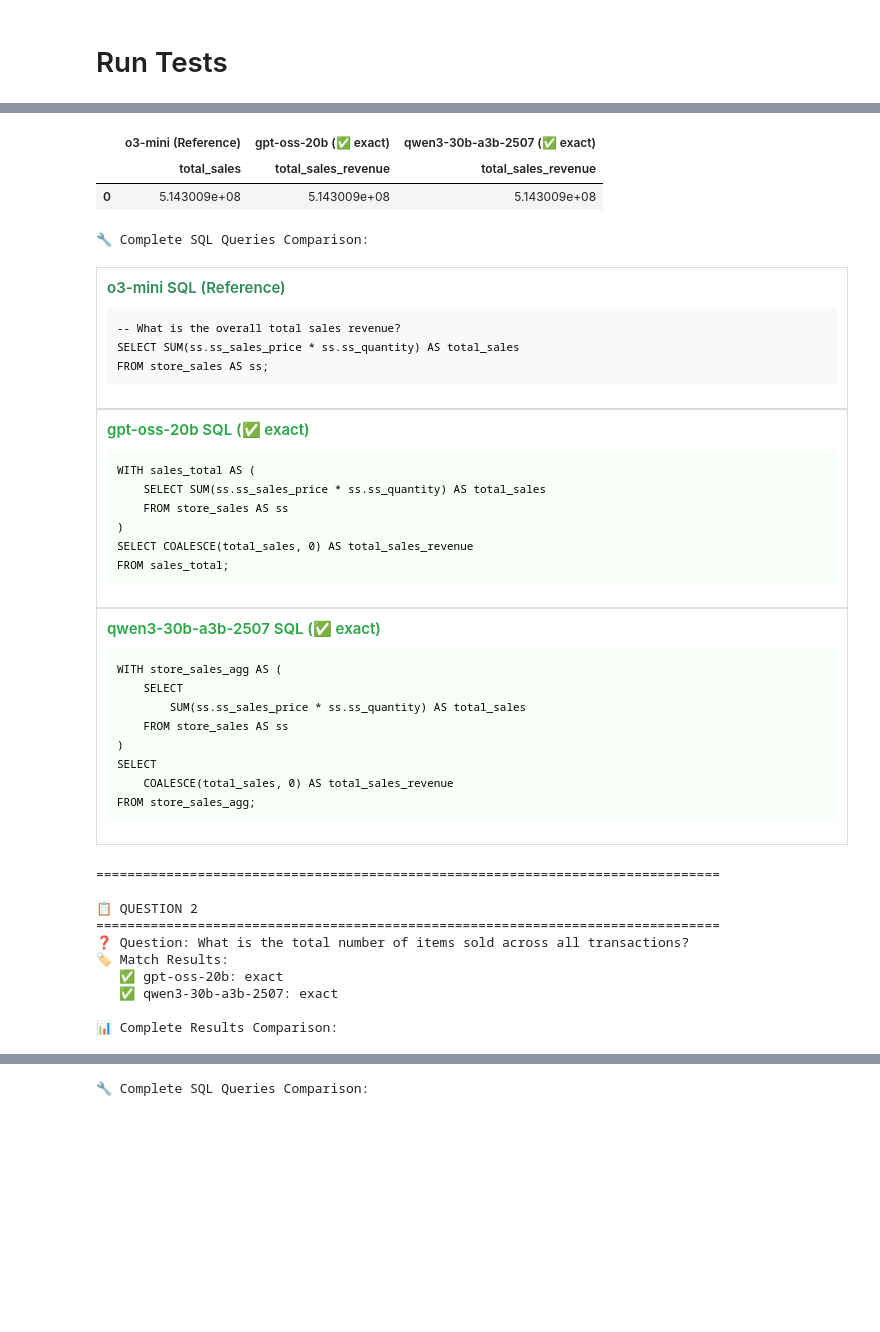
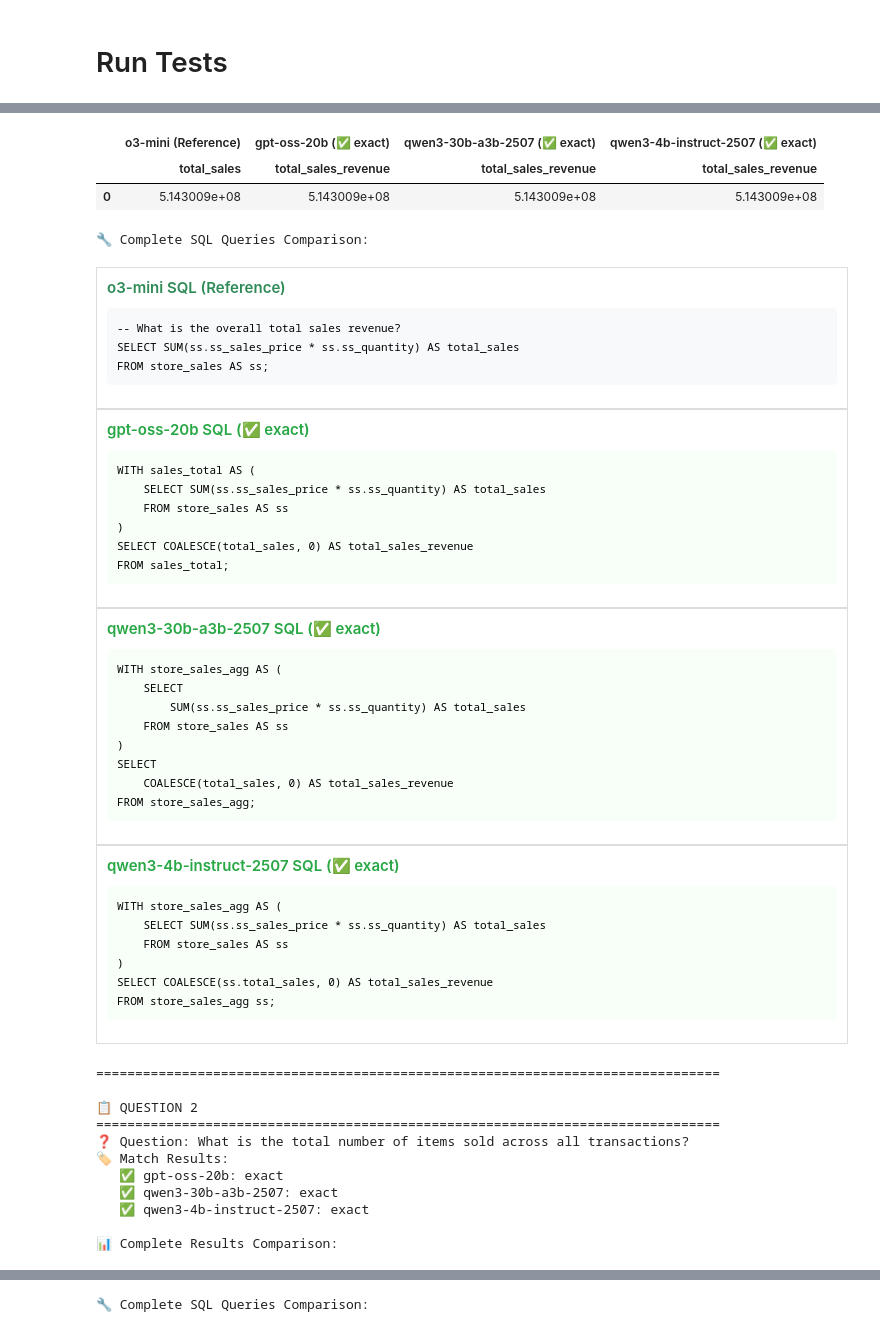
Before and after one commit to djouallah/semantic_sql_testing, a Jupyter notebook: SLM_SQL_test.ipynb, the cells around one changed output, grey strips where cells are left out. Cells and saved outputs as stored; diff of their text form; code cells hidden in the pictures; blank space fills up the shorter version.

```diff
--- a/SLM_SQL_test.ipynb
+++ b/SLM_SQL_test.ipynb
@@ -2,12 +2,14 @@
 test_semantic_model_url = '/tmp/llm/semantic_model.txt'
 questions_url           = '/tmp/llm/questions.json'
 SF                      = 0.1
-max_attempts            = 1
-TIMEOUT_SECONDS         = 180
+max_attempts            = 3
+TIMEOUT_SECONDS         = 60
 output_dir              = "/tmp/llm"
 model0                  = "o3-mini"
-model1                  = "qwen3-30b-a3b-2507"
+model1                  = "qwen3-4b-instruct-2507"
 model2                  = "gpt-oss-20b"
+model3                  = "qwen3-30b-a3b-2507"
+enable_feedback_loop    = True
 # %% [markdown]
 # Setup
 # %%
@@ -527,5 +1123,5 @@ for i, model in enumerate(models):
 # %%
-# 🔥 COMPLETE TRANSPARENCY - SHOW ABSOLUTELY EVERYTHING 🔥
+# 🔥 Show all Queries 🔥
 
 
 # Get EVERYTHING - all questions, all models, all match types
@@ -548,6 +1144,7 @@ all_questions_analysis = duckdb.sql(f"""
             r.sql_query as model_sql,
             r.result_count,
             r.error_details,
+            r.feedback_iterations,
             s.source_rows,
             s.source_sql,
             CASE
@@ -559,9 +1156,9 @@ all_questions_analysis = duckdb.sql(f"""
             END as match_type
         FROM results_filtered_three r
         LEFT JOIN source_results s ON r.nbr = s.nbr
-        WHERE r.model IN ('{model1}', '{model2}')
+        WHERE r.model IN ('{model1}', '{model2}', '{model3}')
     )
-    SELECT nbr, question, model, model_sql, source_sql, result_count, source_rows, match_type, error_details
+    SELECT nbr, question, model, model_sql, source_sql, result_count, source_rows, match_type, error_details, feedback_iterations
     FROM model_scores
     ORDER BY nbr, model
 """).df()
@@ -608,12 +1205,19 @@ for question_num in range(1, 21):
     for _, row in question_data.iterrows():
         model_name = row['model']
         match_type = row['match_type']
+        feedback_iterations = row['feedback_iterations']
         emoji = {"exact": "✅", "superset": "⬆️", "subset": "⬇️", "mismatch": "❌", "error": "💥"}.get(match_type, "❓")
 
+        # Handle NA values in feedback_iterations
+        if pd.isna(feedback_iterations) or feedback_iterations == 0:
+            feedback_info = ""
+        else:
+            feedback_info = f" (🔄 {feedback_iterations} feedback iterations)"
+
         if row['error_details']:
-            print(f"   {emoji} {model_name}: {match_type} - {row['error_details']}")
+            print(f"   {emoji} {model_name}: {match_type}{feedback_info} - {row['error_details']}")
         else:
-            print(f"   {emoji} {model_name}: {match_type}")
+            print(f"   {emoji} {model_name}: {match_type}{feedback_info}")
     print()
 
     # Get reference result and SQL
@@ -665,21 +1269,34 @@ for question_num in range(1, 21):
                 elif len(df) < max_rows:
                     empty_rows = max_rows - len(df)
                     if empty_rows > 0:
-                        # Create empty DataFrame with proper data types
-                        empty_data = {}
-                        for col in df.columns:
-                            # Use the same dtype as the original column, or object if mixed
-                            if len(df) > 0:
-                                empty_data[col] = [None] * empty_rows
-                            else:
-                                empty_data[col] = [None] * empty_rows
-                        empty_df = pd.DataFrame(empty_data)
+                        # Create empty DataFrame with proper data types matching the original
+                        if not df.empty and len(df.columns) > 0:
+                            # Use the original DataFrame's dtypes for empty rows
+                            empty_data = {}
+                            for col in df.columns:
+                                # Create empty values with the same dtype as the original column
+                                if df[col].dtype == 'object':
+                                    empty_data[col] = [None] * empty_rows
+                                elif df[col].dtype in ['int64', 'int32']:
+                                    empty_data[col] = [pd.NA] * empty_rows
+                                elif df[col].dtype in ['float64', 'float32']:
+                                    empty_data[col] = [float('nan')] * empty_rows
+                                else:
+                                    empty_data[col] = [None] * empty_rows
 
-                        # Only concatenate if we have data to concatenate
-                        if not df.empty:
+                            empty_df = pd.DataFrame(empty_data)
+                            # Ensure dtypes match before concatenation
+                            for col in df.columns:
+                                if col in empty_df.columns:
+                                    try:
+                                        empty_df[col] = empty_df[col].astype(df[col].dtype)
+                                    except:
+                                        pass  # Keep original dtype if conversion fails
+
                             padded_df = pd.concat([df, empty_df], ignore_index=True)
                         else:
-                            padded_df = empty_df
+                            # If original DataFrame is empty, create a simple empty DataFrame
+                            padded_df = pd.DataFrame({'No_Data': ['Empty result'] * max_rows})
                     else:
                         padded_df = df.copy()
                 else:
@@ -767,8 +1385,8 @@ print("=" * 80)
 
 📊 Complete Results Comparison:
-|  | o3-mini (Reference) | gpt-oss-20b (✅ exact) | qwen3-30b-a3b-2507 (✅ exact) |
-|  | total_sales | total_sales_revenue | total_sales_revenue |
-| 0 | 5.143009e+08 | 5.143009e+08 | 5.143009e+08 |
+|  | o3-mini (Reference) | gpt-oss-20b (✅ exact) | qwen3-30b-a3b-2507 (✅ exact) | qwen3-4b-instruct-2507 (✅ exact) |
+|  | total_sales | total_sales_revenue | total_sales_revenue | total_sales_revenue |
+| 0 | 5.143009e+08 | 5.143009e+08 | 5.143009e+08 | 5.143009e+08 |
 🔧 Complete SQL Queries Comparison:
 o3-mini SQL (Reference)
 -- What is the overall total sales revenue? SELECT SUM(ss.ss_sales_price * ss.ss_quantity) AS total_sales FROM store_sales AS ss;
@@ -776,6 +1394,8 @@ gpt-oss-20b SQL (✅ exact)
 WITH sales_total AS ( SELECT SUM(ss.ss_sales_price * ss.ss_quantity) AS total_sales FROM store_sales AS ss ) SELECT COALESCE(total_sales, 0) AS total_sales_revenue FROM sales_total;
 qwen3-30b-a3b-2507 SQL (✅ exact)
 WITH store_sales_agg AS ( SELECT SUM(ss.ss_sales_price * ss.ss_quantity) AS total_sales FROM store_sales AS ss ) SELECT COALESCE(total_sales, 0) AS total_sales_revenue FROM store_sales_agg;
+qwen3-4b-instruct-2507 SQL (✅ exact)
+WITH store_sales_agg AS ( SELECT SUM(ss.ss_sales_price * ss.ss_quantity) AS total_sales FROM store_sales AS ss ) SELECT COALESCE(ss.total_sales, 0) AS total_sales_revenue FROM store_sales_agg ss;
 ================================================================================
 
 📋 QUESTION 2
@@ -784,5 +1404,6 @@ WITH store_sales_agg AS ( SELECT SUM(ss.ss_sales_price * ss.ss_quantity) AS tota
 🏷️ Match Results:
    ✅ gpt-oss-20b: exact
    ✅ qwen3-30b-a3b-2507: exact
+   ✅ qwen3-4b-instruct-2507: exact
 
 📊 Complete Results Comparison:
```
Also changed, not shown: parts of 13 cells of this notebook.
